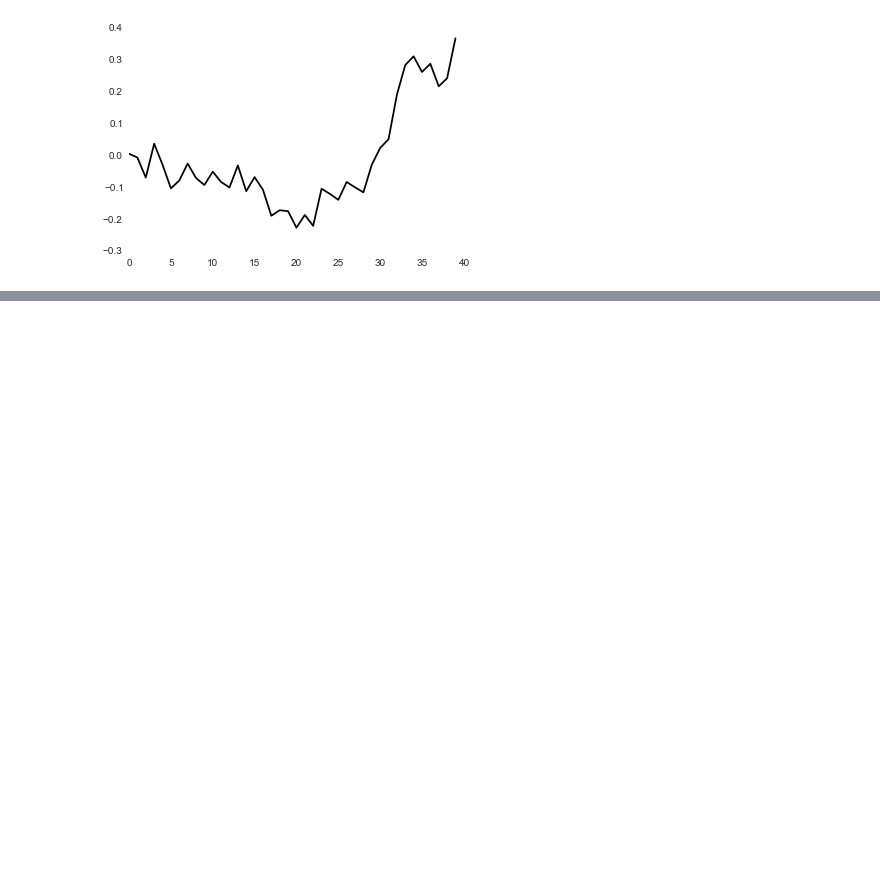
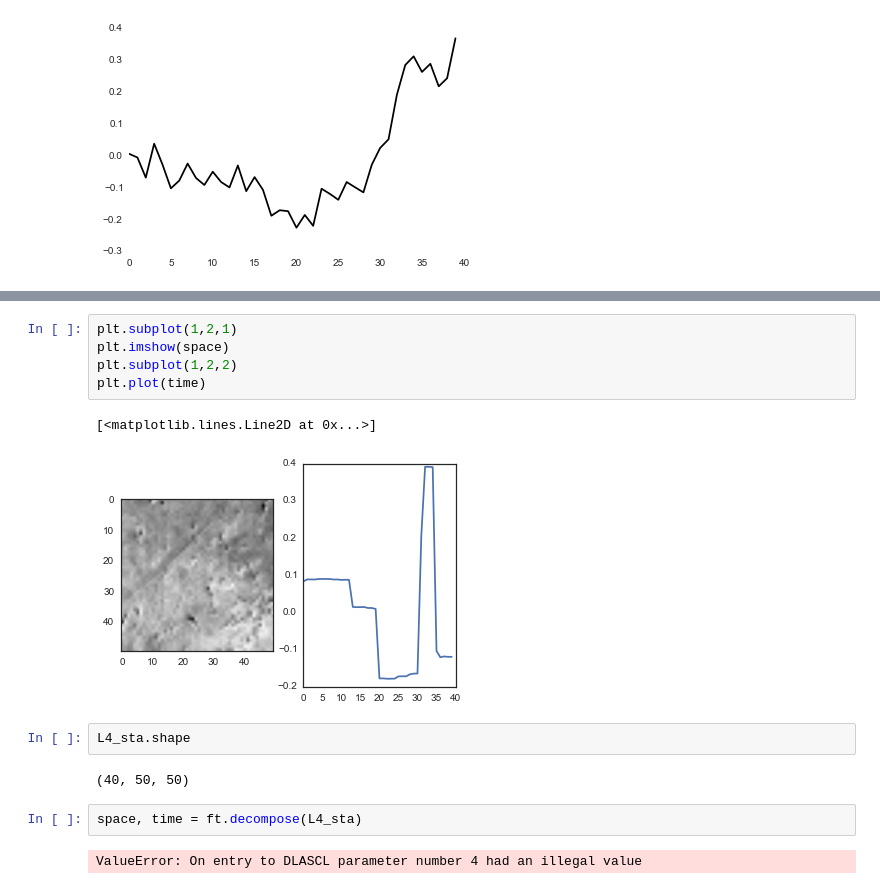
Before and after one commit to baccuslab/deep-retina, a Jupyter notebook: notebooks/Filter visualizations.ipynb, the cells around one changed output, grey strips where cells are left out. Drawn from its saved outputs; the diff is of its cells as text; blank space fills up the shorter version.

```diff
--- a/notebooks/Filter visualizations.ipynb
+++ b/notebooks/Filter visualizations.ipynb
@@ -815,0 +984,16 @@ plt.plot(u[:,0], 'k')
+# %%
+plt.subplot(1,2,1)
+plt.imshow(space)
+plt.subplot(1,2,2)
+plt.plot(time)
+# %% [output]
+[<matplotlib.lines.Line2D at 0x...>]
+[figure, added]
+# %%
+L4_sta.shape
+# %% [output]
+(40, 50, 50)
+# %%
+space, time = ft.decompose(L4_sta)
+# %% [output]
+ValueError: On entry to DLASCL parameter number 4 had an illegal value
```
Also changed, not shown: parts of 50 cells of this notebook, 1 other file.
